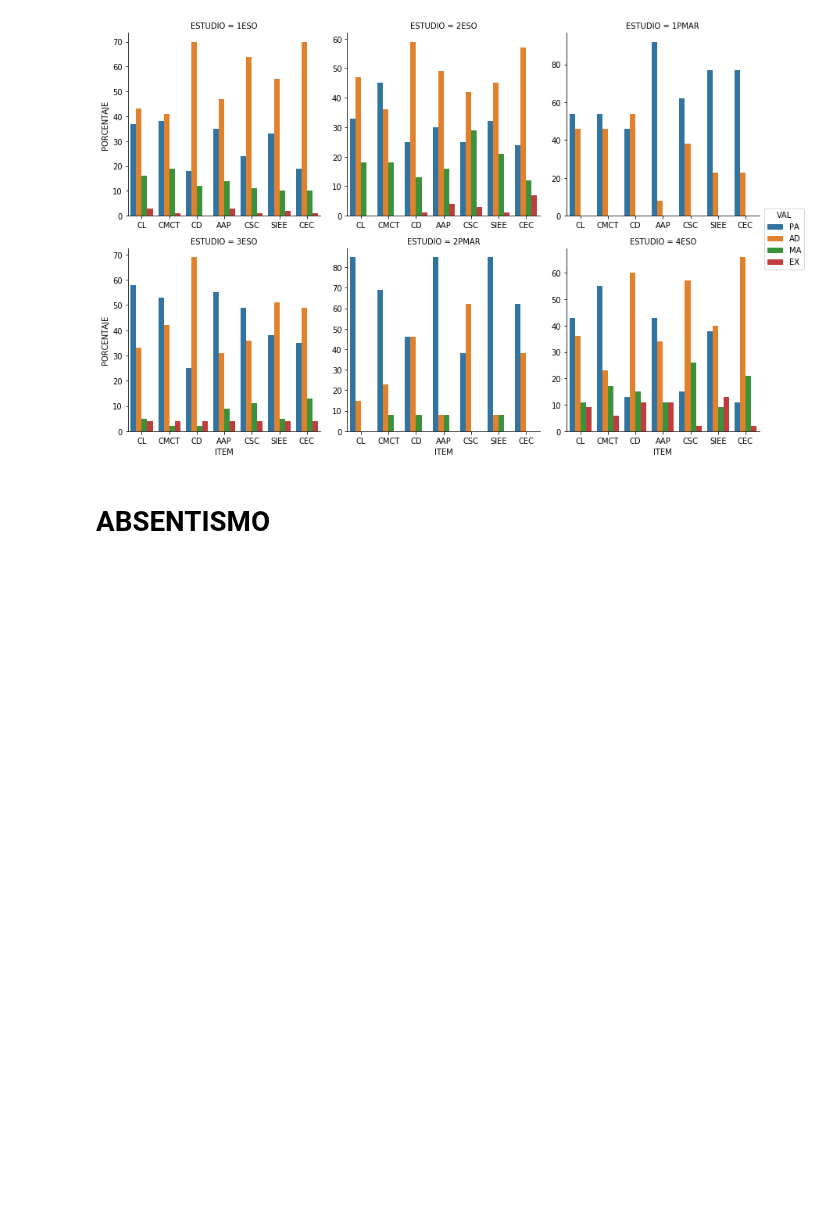
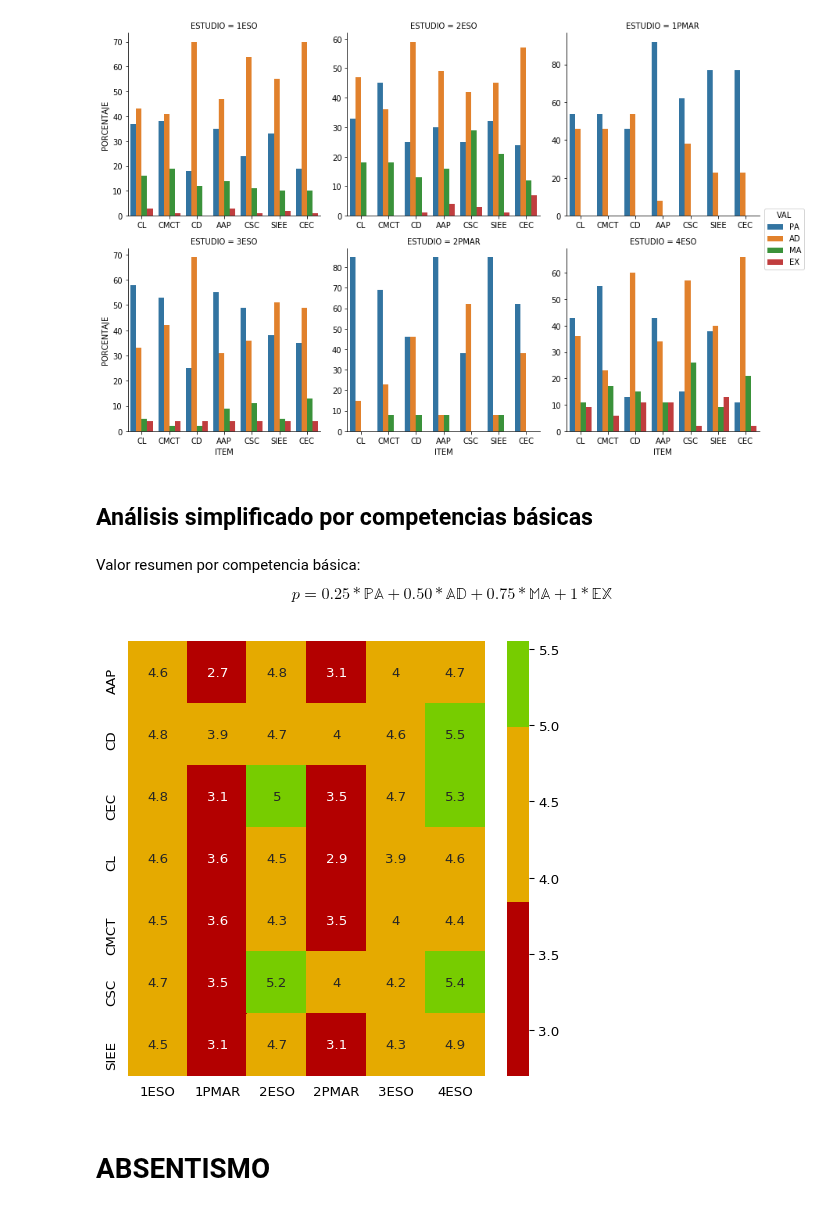
Before and after one commit to iespuertodelacruz/analitica, a Jupyter notebook: C1718/E2.ipynb, the cells around one changed output. Saved outputs shown, nothing was run; the diff lists cells and outputs as text; code cells hidden in the pictures; blank space fills up the shorter version.

```diff
--- a/C1718/E2.ipynb
+++ b/C1718/E2.ipynb
@@ -234,6 +237,7 @@ COMPETENCE_ITEMS = {
     "Conciencia y expresiones culturales": "CEC"
 }
 
+
 def reproduce_ccbb(df):
     ccbbs = list(CCBBs.values())
     c = 0
@@ -244,10 +248,11 @@ def reproduce_ccbb(df):
         c += 1
     return df
 
+
 # dataframe of basic competences
 filename = "{}_ESO_CCBB.csv".format("".join(labels[-1]))
 df_bc = pd.read_csv(os.path.join("../data", filename),
-                      encoding="cp1252", sep=";", skipfooter=9, engine="python")
+                    encoding="cp1252", sep=";", skipfooter=9, engine="python")
 df_bc = df_bc[df_bc["GRUPO"] == "TOTAL ESTUDIO"]
 df_bc = df_bc.rename(columns=COMPETENCE_CRITERIA)
 df_bc = df_bc[["ESTUDIO", "ITEM", *COMPETENCE_CRITERIA.values()]]
@@ -257,7 +262,9 @@ df_bc["VAL"] = None
 df_bc["PORCENTAJE"] = None
 
 # fill VAL and TOTAL columns
-df_bc = pd.concat([df_bc]*4, ignore_index=True).groupby(["ESTUDIO", "ITEM"]).apply(reproduce_ccbb)
+df_bc = pd.concat(
+    [df_bc] * 4, ignore_index=True
+).groupby(["ESTUDIO", "ITEM"]).apply(reproduce_ccbb)
 df_bc.drop(COMPETENCE_CRITERIA.values(), axis=1, inplace=True)
 
 df_bc.head()
@@ -274,6 +281,52 @@ sns.factorplot(x="ITEM", y="PORCENTAJE", hue="VAL", col="ESTUDIO",
 # %% [output]
 <seaborn.axisgrid.FacetGrid at 0x...>
 [figure]
+# %% [markdown]
+## Análisis simplificado por competencias básicas
+# %% [markdown]
+Valor resumen por competencia básica:
+\begin{equation}
+p = 0.25 * \mathbb{PA} + 0.50 * \mathbb{AD} + 0.75 * \mathbb{MA} + 1 * \mathbb{EX}
+\end{equation}
+# %%
+CRITERIA_WEIGHTS = {
+    "PA": 0.25,
+    "AD": 0.50,
+    "MA": 0.75,
+    "EX": 1
+}
+
+cdict = {
+    "red":   ((0.0, 1.0, 0.7),
+              (0.5, 1.0, 0.7),
+              (1.0, 0.0, 0.0)),
+    "green": ((0.0, 0.0, 0.0),
+              (0.5, 1.0, 0.7),
+              (1.0, 1.0, 0.7)),
+    "blue":  ((0.0, 0.0, 0.0),
+              (1.0, 0.0, 0.0))
+}
+from matplotlib.colors import LinearSegmentedColormap
+cmap = LinearSegmentedColormap("custom_cmap", cdict, 4)
+
+
+def summary(df):
+    df2 = df.replace({"VAL": CRITERIA_WEIGHTS})
+    return np.sum(df2["VAL"] * df2["PORCENTAJE"]) / 10
+
+
+z = df_bc.groupby(["ESTUDIO", "ITEM"]).apply(
+    summary).reset_index().rename(columns={0: "P"})
+plt.figure(figsize=(6, 6), dpi=96)
+sns.heatmap(z.pivot("ITEM", "ESTUDIO", "P"), annot=True, cmap=cmap, center=5)
+# hide axis labels
+plt.xlabel("")
+plt.ylabel("")
+# hide ticks
+plt.tick_params(top="off", bottom="off", left="off",
+                right="off", labelleft="on", labelbottom="on")
+# %% [output]
+[figure, added]
 # %% [markdown]
 # ABSENTISMO
 # %% [markdown]
```
Also changed, not shown: parts of 4 cells of this notebook.
